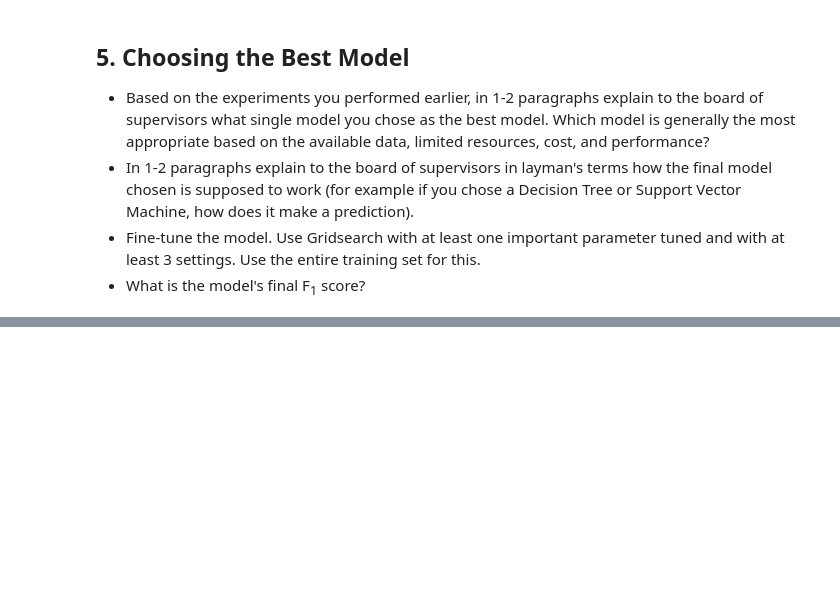
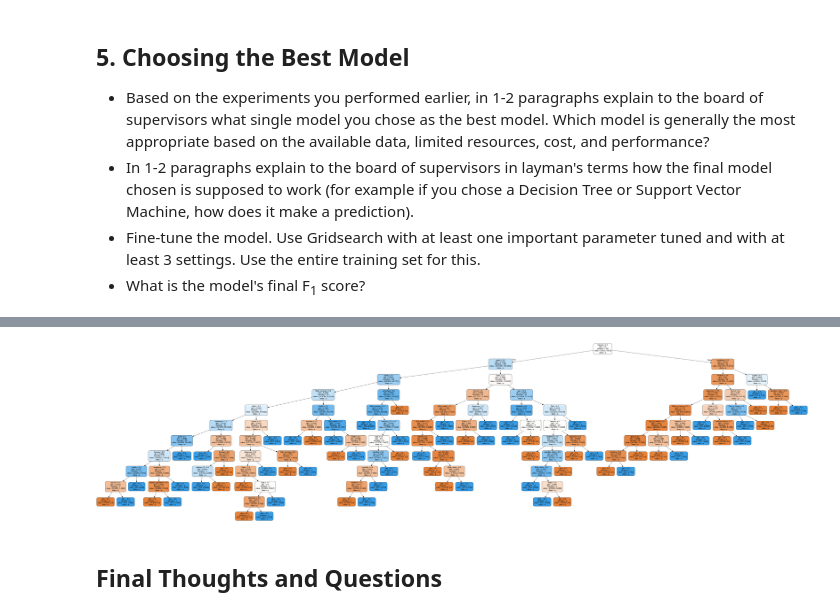
Before and after one commit to xy008areshsu/UdacityMLNanoDegree, a Jupyter notebook: projects/student_intervention/student_intervention.ipynb, the cells around one changed output, grey strips where cells are left out. Saved outputs shown, nothing was run; the diff lists cells and outputs as text; code cells hidden in the pictures; blank space fills up the shorter version.

```diff
--- a/projects/student_intervention/student_intervention.ipynb
+++ b/projects/student_intervention/student_intervention.ipynb
@@ -360,0 +574,19 @@ F1 score for test set: (0.73611111111111105, 0.61616161616161613)
+# %%
+### Tune Decision Tree model ###
+
+
+clf_tree = DecisionTreeClassifier(class_weight = 'balanced')
+
+# specify parameters and distributions to sample from
+param_grid = {'criterion' : ["gini", "entropy"],
+              'max_depth' : [1, 5, 10, 50]}
+
+
+# run grid search
+grid_search = GridSearchCV(clf_tree, param_grid=param_grid, scoring='f1', n_jobs=-1)
+start = time.time()
+grid_search.fit(X_train, y_train_num)
+
+print("GridSearchCV took %.2f seconds for %d candidate parameter settings."
+      % (time.time() - start, len(grid_search.grid_scores_)))
+report(grid_search.grid_scores_)
@@ -360,0 +651,18 @@ F1 score for test set: (0.73611111111111105, 0.61616161616161613)
+# %%
+from IPython.display import Image
+from sklearn import tree
+from sklearn.externals.six import StringIO
+import pydot
+
+dot_data = StringIO()
+tree.export_graphviz(clf_tree, out_file=dot_data,
+                         feature_names=X_all.columns,
+                         class_names=student_data.columns[-1],
+                         filled=True, rounded=True,
+                         special_characters=True)
+graph = pydot.graph_from_dot_data(dot_data.getvalue())
+Image(graph.create_png())
+# %% [output]
+[figure, added]
+# %% [markdown]
+## Final Thoughts and Questions
```
Also changed, not shown: parts of 30 cells of this notebook.
